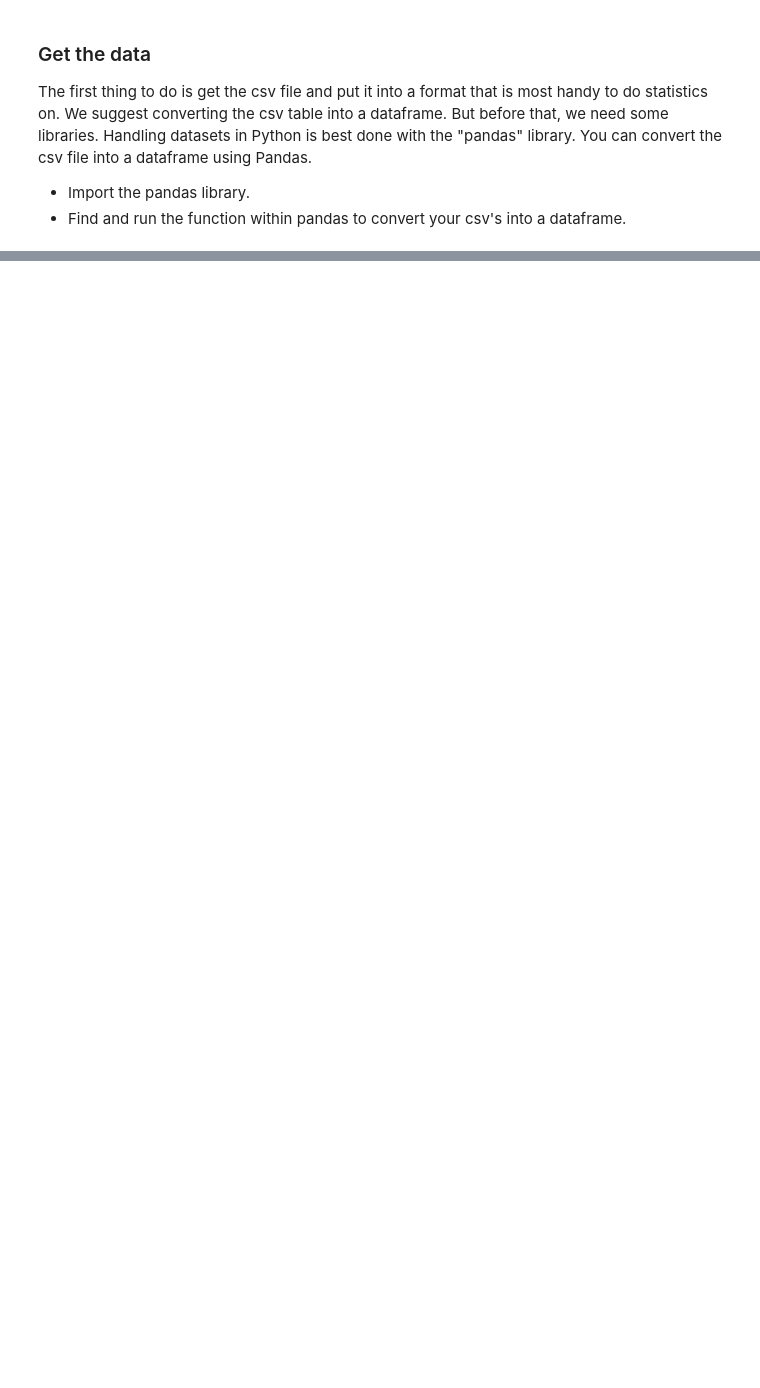
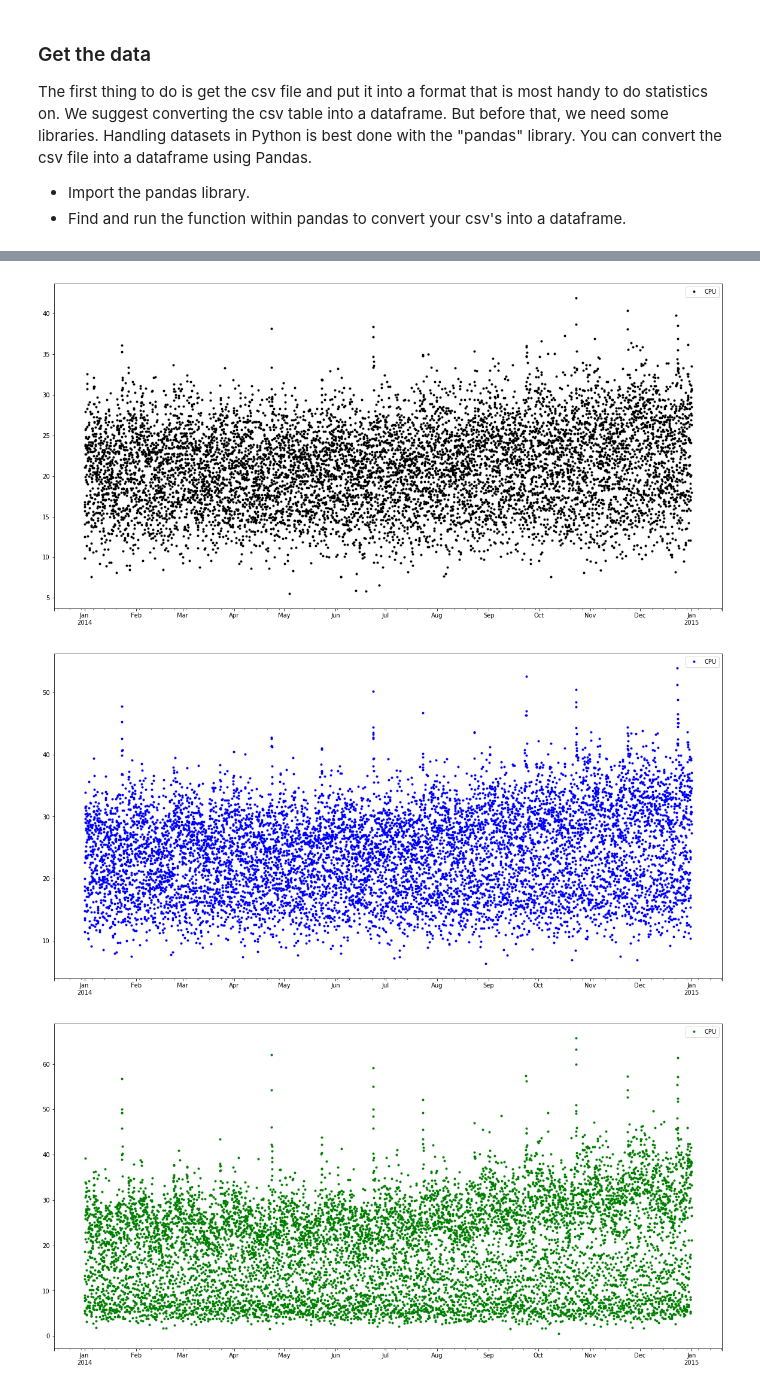
Before and after one commit to nerdiejack/capacity_management, a Jupyter notebook: notebooks/MyWebShop.ipynb, the cells around one changed output, grey strips where cells are left out. Drawn from its saved outputs; the diff is of its cells as text; code cells hidden in the pictures; blank space fills up the shorter version.

```diff
--- a/notebooks/MyWebShop.ipynb
+++ b/notebooks/MyWebShop.ipynb
@@ -17,0 +20,5 @@ But before that, we need some libraries. Handling datasets in Python is best don
+# %%
+# pandas.read_csv: Read CSV (comma-separated file into DataFrame)
+df_database = pd.read_csv("../data/database_server.csv")
+df_application = pd.read_csv("../data/app_server.csv")
+df_webserver = pd.read_csv("../data/web_server.csv")
@@ -17,0 +58,5 @@ But before that, we need some libraries. Handling datasets in Python is best don
+# %%
+df_database['DT'] = pd.to_datetime(df_database['DT'], format="%m/%d/%Y %H:%M")
+df_application['DT'] = pd.to_datetime(df_application['DT'], format="%m/%d/%Y %H:%M")
+df_webserver['DT'] = pd.to_datetime(df_webserver['DT'], format="%m/%d/%Y %H:%M")
+print(df_webserver['DT'].dtype)
@@ -17,0 +85,10 @@ But before that, we need some libraries. Handling datasets in Python is best don
+# %%
+datasets = [df_database, df_application, df_webserver]
+colors = ["black", "blue", "green"]
+for i in range(0, len(datasets)):
+    datasets[i].plot(x='DT', y='CPU', style=".", color=colors[i], figsize=(20,10))
+    plt.xlabel("")
+# %% [output]
+[figure, added]
+[figure, added]
+[figure, added]
```
Also changed, not shown: parts of 9 cells of this notebook, 5 other files.
